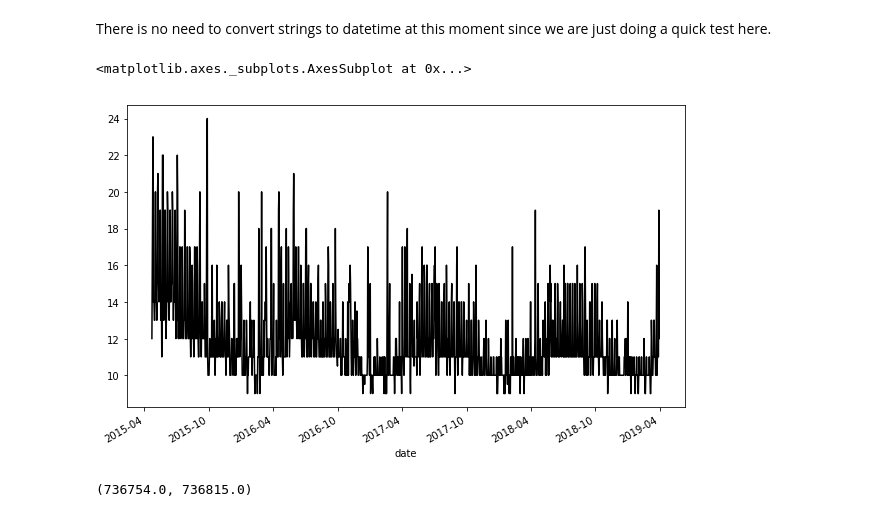
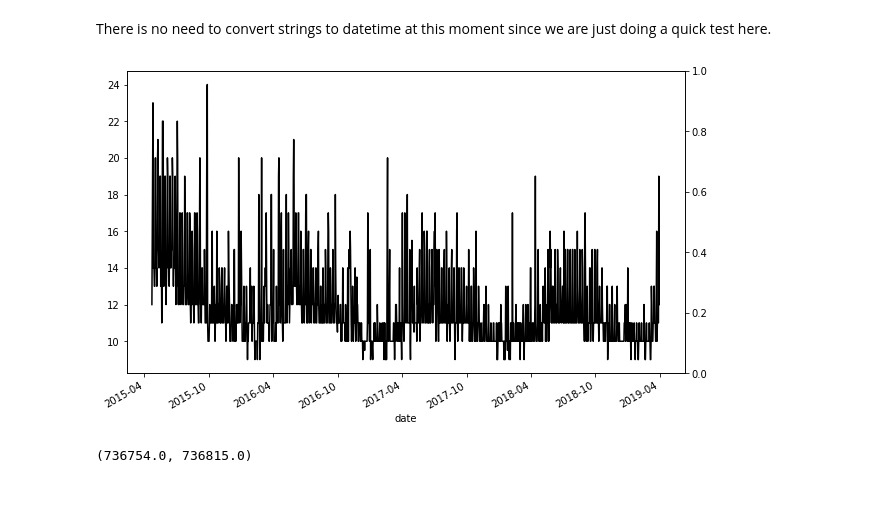
Before and after one commit to emptymalei/indego-bike-sharing-data, a Jupyter notebook: notebooks/wrangling_and_explorations.ipynb, the cells around one changed output. Cells and saved outputs as stored; diff of their text form; code cells hidden in the pictures.

```diff
--- a/notebooks/wrangling_and_explorations.ipynb
+++ b/notebooks/wrangling_and_explorations.ipynb
@@ -22,6 +24,7 @@ We explore the attributes of standard bike and electric bikes separately before
 # %%
 df_standard = df.loc[df.bike_type == 'standard']
 df_standard['date'] = pd.to_datetime(df_standard.date)
+df_standard['start_station_id'].fillna(0, inplace=True)
 # %% [output]
 A value is trying to be set on a copy of a slice from a DataFrame.
 Try using .loc[row_indexer,col_indexer] = value instead
@@ -149,11 +170,13 @@ df_standard_date_agg.sort_index(inplace=True)
 # %%
 fig, ax = plt.subplots(figsize=(10,6.18))
 df_standard_date_agg.loc[:,('duration','median')].plot(ax=ax, style='k-')
+ax2 = ax.twinx()
+#df_standard_date_agg.loc[:,('duration','std')].plot(ax=ax2, style='r-')
+#ax2.set_ylim([0,200])
 #ax.set_xlim([datetime.date(2016,4,1), datetime.date(2019,4,1)])
 #ax.set_ylim([0,20])
 # %% [output]
-<matplotlib.axes._subplots.AxesSubplot at 0x...>
-[figure, old version]
+[figure, new version]
 # %%
 fig, ax = plt.subplots(figsize=(10,6.18))
 df_standard_date_agg.loc[:,('duration','median')].plot(ax=ax, style='k-')
```
Also changed, not shown: parts of 60 cells of this notebook, 2 other files.
